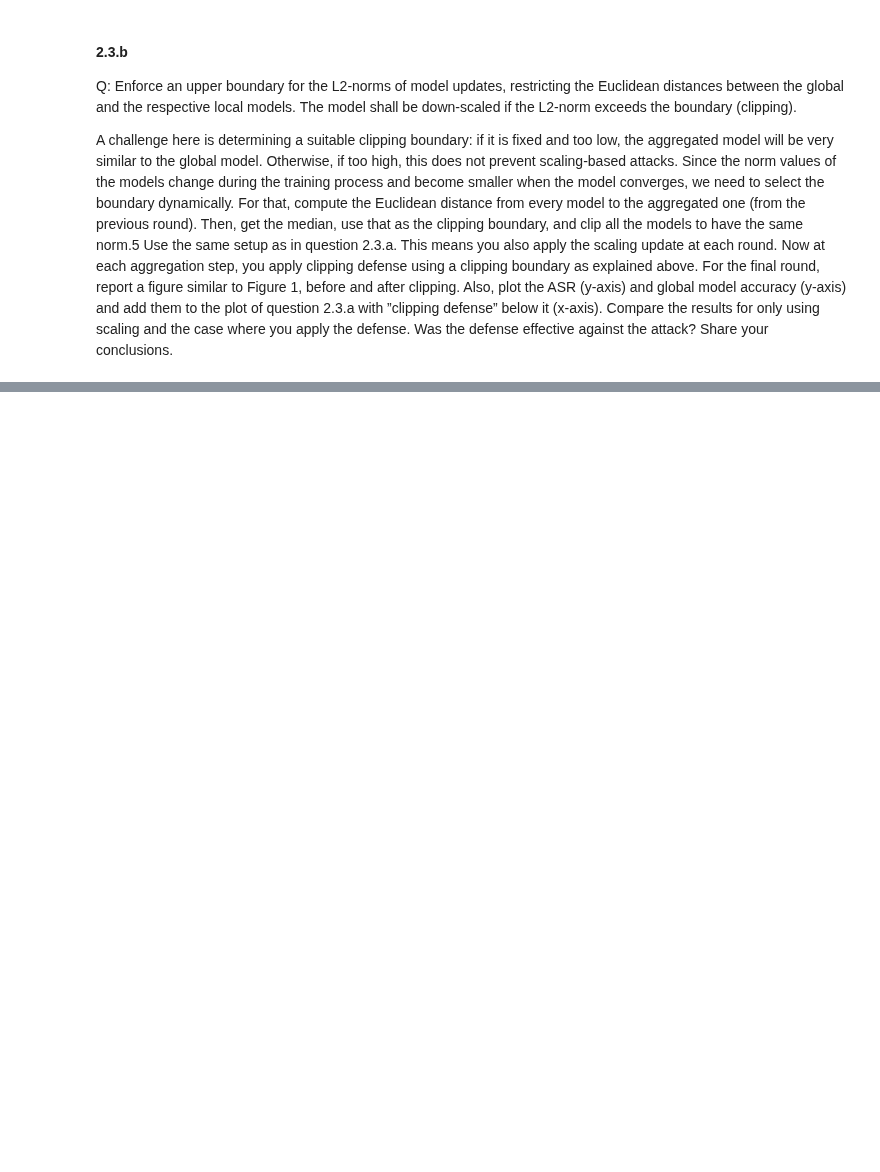
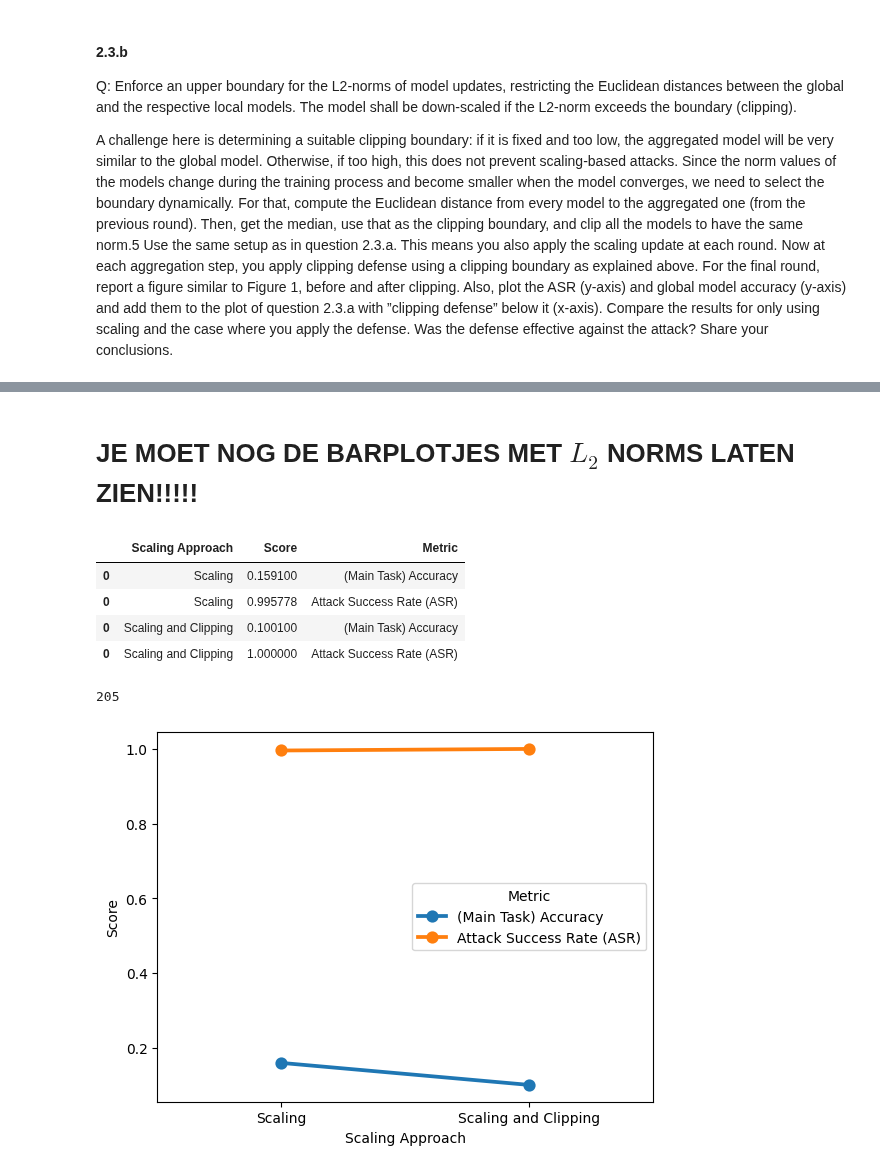
Before and after one commit to daanbrugmans/ru-security-and-privacy-of-machine-learning-23-24, a Jupyter notebook: assignments/assignment-3/assignment-3.ipynb, the cells around one changed output, grey strips where cells are left out. Saved outputs shown, nothing was run; the diff lists cells and outputs as text; code cells hidden in the pictures; blank space fills up the shorter version.

Commit message:
Finished assignment 3 3.a and 3.b except for l2 barplots

```diff
--- a/assignments/assignment-3/assignment-3.ipynb
+++ b/assignments/assignment-3/assignment-3.ipynb
@@ -1052,0 +1094,19 @@ A:
+# %%
+FLSettings.malignant_client_count = 1
+FLSettings.aggregation_function_name = "FedAvg"
+FLSettings.scale_attack = True
+FLSettings.clip_defense = True
+
+accuracy, asr = learn_federated()
+
+fl_scaling_df = pd.concat([fl_scaling_df, pd.DataFrame.from_dict({
+    "Scaling Approach": ["Scaling and Clipping"],
+    "Score": [accuracy],
+    "Metric": ["(Main Task) Accuracy"]
+})])
+
+fl_scaling_df = pd.concat([fl_scaling_df, pd.DataFrame.from_dict({
+    "Scaling Approach": ["Scaling and Clipping"],
+    "Score": [asr],
+    "Metric": ["Attack Success Rate (ASR)"]
+})])
@@ -1052,0 +1132,16 @@ A:
+# %% [markdown]
+# JE MOET NOG DE BARPLOTJES MET $L_2$ NORMS LATEN ZIEN!!!!!
+# %%
+sns.pointplot(data=fl_scaling_df, x="Scaling Approach", y="Score", hue="Metric")
+
+display(fl_scaling_df)
+
+gc.collect()
+# %% [output]
+|  | Scaling Approach | Score | Metric |
+| 0 | Scaling | 0.159100 | (Main Task) Accuracy |
+| 0 | Scaling | 0.995778 | Attack Success Rate (ASR) |
+| 0 | Scaling and Clipping | 0.100100 | (Main Task) Accuracy |
+| 0 | Scaling and Clipping | 1.000000 | Attack Success Rate (ASR) |
+205
+[figure, added]
```
Also changed, not shown: parts of 16 cells of this notebook, 1 other file.
